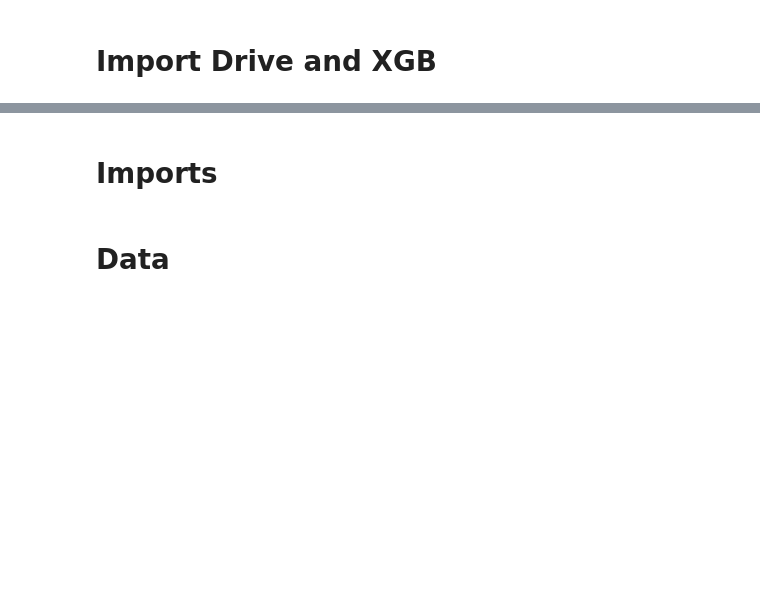
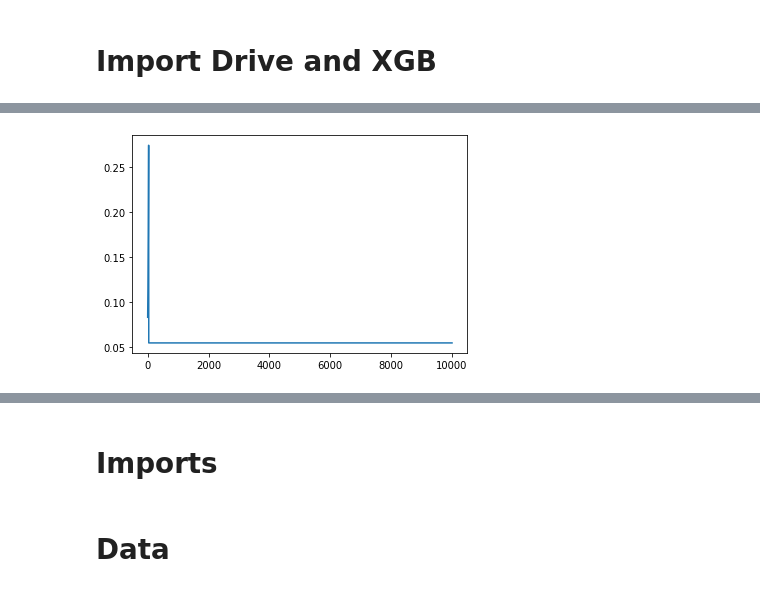
Before and after one commit to gzguevara/amex_kaggle, a Jupyter notebook: Train_Test.ipynb, the cells around one changed output, grey strips where cells are left out. Drawn from its saved outputs; the diff is of its cells as text; code cells hidden in the pictures; blank space fills up the shorter version.

```diff
--- a/Train_Test.ipynb
+++ b/Train_Test.ipynb
@@ -30,0 +67,6 @@ Successfully installed xgboost-1.6.1
+# %%
+booster = bb.BetaBoost(n_boosting_rounds=10000, floor= 0.055, scalar=3.5, scale=80, a=5, b=1, loc=-48)
+plt.plot(booster.beta_kernel())
+plt.show()
+# %% [output]
+[figure, added]
```
Also changed, not shown: parts of 41 cells of this notebook.
